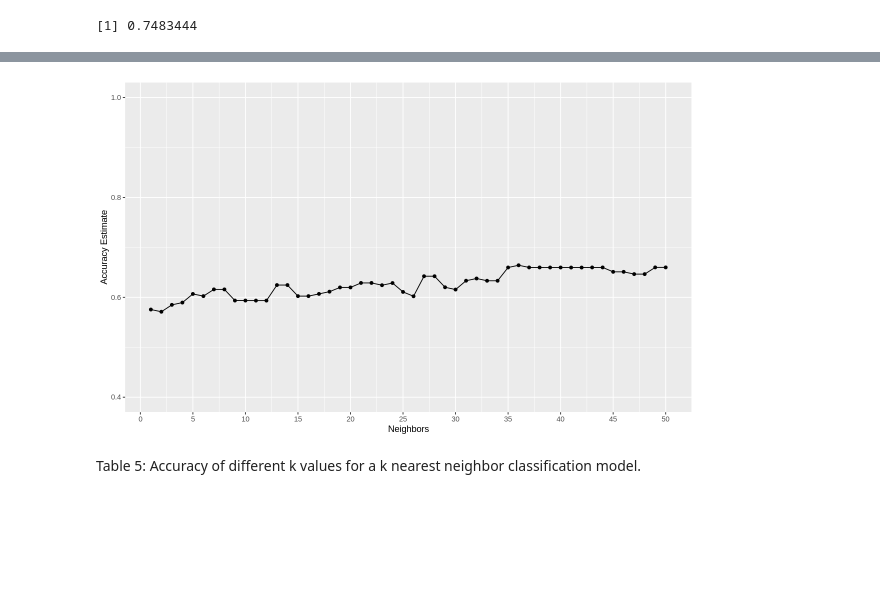
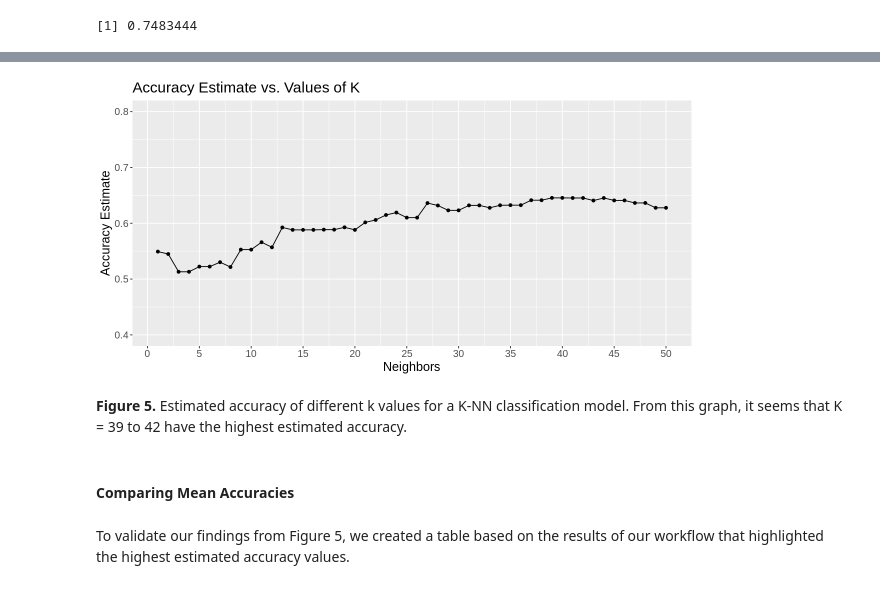
Before and after one commit to sollchi/dsci_100_project_group_36, a Jupyter notebook: Proposal.ipynb, the cells around one changed output, grey strips where cells are left out. Cells and saved outputs as stored; diff of their text form; code cells hidden in the pictures; blank space fills up the shorter version.

```diff
--- a/Proposal.ipynb
+++ b/Proposal.ipynb
@@ -89,20 +161,25 @@ Table 1: Raw data from Cleveland which contains 302 rows of data.
 # %%
+# Filtering for observations with unknown values
 cleveland_new <- subset(cleveland, trestbps != "?")
+cleveland_new <- subset(cleveland_new, thalach != "?")
 
+# Editing columns for analysis
 cleveland_new <- select(cleveland_new, age, sex, cp, trestbps, thalach) |>
     mutate(sex = ifelse(sex == 0, "male", "female")) |>
     mutate(cp = recode(cp,
-                     `1` = "typical angina",
-                     `2` = "atypical angina",
-                     `3` = "non-anginal pain",
-                     `4` = "asymptomatic")) |>
+        `1` = "typical angina",
+        `2` = "atypical angina",
+        `3` = "non-anginal pain",
+        `4` = "asymptomatic")) |>
     mutate(sex = as_factor(sex)) |>
     mutate(trestbps = as.numeric(trestbps)) |>
     mutate(cp = as_factor(cp))
 
+# Adding new chestpain column
 cleveland_new <- mutate(cleveland_new, chestpain = as.factor(ifelse(is.na(cp), NA, (cp != "asymptomatic"))))
 
 head(cleveland_new)
+nrow(cleveland_new)
 # %% [output]
 A tibble: 6 × 6
 | age | sex | cp | trestbps | thalach | chestpain |
@@ -120,11 +200,16 @@ Table 2: Wrangled and cleaned data containing variables of interest. Chest pain
 # %%
+# Setting seed to create reproducible data
 set.seed(42)
-cleveland_split <- initial_split(cleveland_new, prop = 0.75, strata = cp)
+
+# Splitting data frame into training and testing sets
+cleveland_split <- initial_split(cleveland_new, prop = 0.75, strata = chestpain)
 cleveland_train <- training(cleveland_split)
 cleveland_test <- testing(cleveland_split)
 
 nrow(cleveland_train)
 nrow(cleveland_test)
+
+# Checking proportions of training and testing sets
 cleveland_ratio <- nrow(cleveland_train)/(nrow(cleveland_train) + nrow(cleveland_test))
 cleveland_ratio
 # %% [output]
@@ -171,38 +271,52 @@ Table 4: Visualization of the relationship between the explantory variables maxi
 # %%
 set.seed(42)
+
+# Creating recipe and standardizing all predictors
 heart_recipe <- recipe(chestpain ~ thalach + trestbps, data = cleveland_train) |>
-step_scale(all_predictors()) |>
-step_center(all_predictors())
+    step_scale(all_predictors()) |>
+    step_center(all_predictors())
 
+# Creating K-NN classification model specification
 knn_spec <- nearest_neighbor(weight_func = "rectangular", neighbors = tune()) |>
-       set_engine("kknn") |>
-       set_mode("classification")
+    set_engine("kknn") |>
+    set_mode("classification")
 
+# Performing 5-fold cross-validation
 heart_vfold <- vfold_cv(cleveland_train, v = 5, strata = chestpain)
 
+# Specifying K values to be tested
 gridvals <- tibble(neighbors = c(1:50))
 
+# Creating workflow
 heart_fit <- workflow() |>
-       add_recipe(heart_recipe) |>
-       add_model(knn_spec) |>
-       tune_grid(resamples = heart_vfold, grid = gridvals) |>
-       collect_metrics()
+    add_recipe(heart_recipe) |>
+    add_model(knn_spec) |>
+    tune_grid(resamples = heart_vfold, grid = gridvals) |>
+    collect_metrics()
 
+# Pulling accuracy estimates from workflow
 accuracies <- heart_fit |>
-       filter(.metric == "accuracy")
+    filter(.metric == "accuracy")
 
-options(repr.plot.width=10, repr.plot.height=6)
+options(repr.plot.width=10, repr.plot.height=5)
 
+# Plotting accuracy against K value
 accuracy_versus_k <- ggplot(accuracies, aes(x = neighbors, y = mean))+
-       geom_point() +
-       geom_line() +
-       labs(x = "Neighbors", y = "Accuracy Estimate") +
-       scale_x_continuous(breaks = seq(0, 50, by = 5)) +
-       scale_y_continuous(limits = c(0.4, 1.0))
+    geom_point() +
+    geom_line() +
+    labs(x = "Neighbors", y = "Accuracy Estimate") +
+    ggtitle("Accuracy Estimate vs. Values of K") +
+    scale_x_continuous(breaks = seq(0, 50, by = 5)) +
+    scale_y_continuous(limits = c(0.4, 0.8)) +
+    theme(text = element_text(size = 15))
 
 accuracy_versus_k
 # %% [output]
-[figure, old version]
+[figure, new version]
 # %% [markdown]
-Table 5: Accuracy of different k values for a k nearest neighbor classification model.
+**Figure 5.** Estimated accuracy of different k values for a K-NN classification model. From this graph, it seems that K = 39 to 42 have the highest estimated accuracy.
+# %% [markdown]
+#### Comparing Mean Accuracies
+# %% [markdown]
+To validate our findings from Figure 5, we created a table based on the results of our workflow that highlighted the highest estimated accuracy values.
 # %%
```
Also changed, not shown: parts of 79 cells of this notebook.
